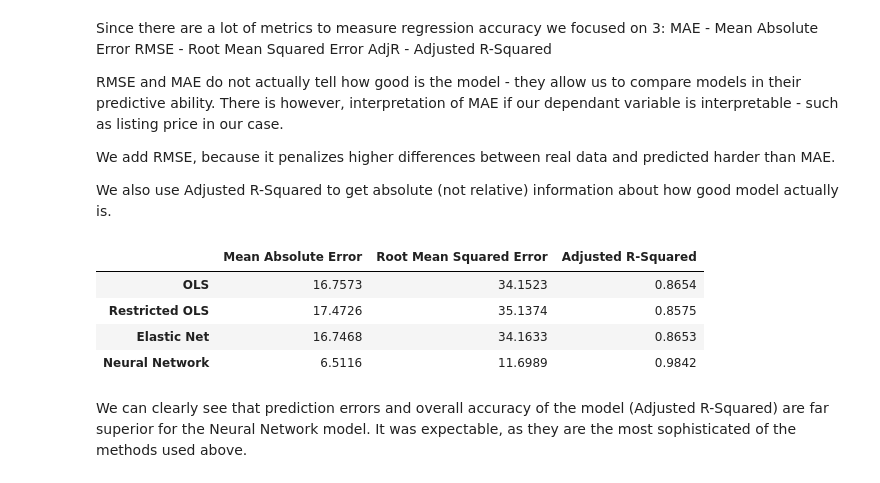
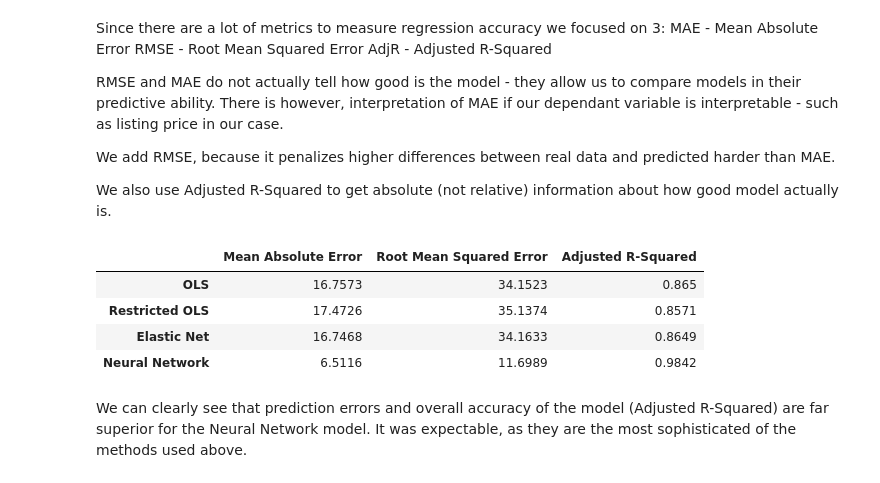
Before and after one commit to blawok/machine-learning-university-projects, a Jupyter notebook: LEGO/ML1_Regression_MThor_BKowalczuk.ipynb, the cells around one changed output. Cells and saved outputs as stored; diff of their text form; code cells hidden in the pictures.

```diff
--- a/LEGO/ML1_Regression_MThor_BKowalczuk.ipynb
+++ b/LEGO/ML1_Regression_MThor_BKowalczuk.ipynb
@@ -653,25 +635,28 @@ We also use Adjusted R-Squared to get absolute (not relative) information about
 # %%
 pred_list = [linear_pred, stepwise_pred, elastic_pred, neural_pred]
 
 stat_list = []
 
 for pred in pred_list:
     mae = float(format(metrics.mean_absolute_error(Y_test, pred), '.4f'))
     rmse = float(format(np.sqrt(metrics.mean_squared_error(Y_test, pred)), '.4f'))
-    adjr2 = float(format(adj_r2(r2_score(Y_test, pred), X_train.shape[0], X_train.shape[1]), '.4f'))
+    if pred.all() == stepwise_pred.all():
+        adjr2 = float(format(adj_r2(r2_score(Y_test, pred), stepwise_X_test.shape[0], stepwise_X_test.shape[1]), '.4f'))
+    else:
+        adjr2 = float(format(adj_r2(r2_score(Y_test, pred), X_test.shape[0], X_test.shape[1]), '.4f'))
     stat_list.append([mae,rmse,adjr2])
 
 stat_df = pd.DataFrame(stat_list)
 stat_df.rename(columns={0 : "Mean Absolute Error", 1 : "Root Mean Squared Error", 2 : "Adjusted R-Squared"},
                  index={ 0 : "OLS", 1 : "Restricted OLS" , 2 : "Elastic Net" , 3 : "Neural Network" },
                  inplace=True)
 
 stat_df.style.apply(lambda x: ['font-weight: bold' if x.name == "Neural Network" else '' for i in x], axis=1)
 # %% [output]
 |  | Mean Absolute Error | Root Mean Squared Error | Adjusted R-Squared |
-| OLS | 16.7573 | 34.1523 | 0.8654 |
-| Restricted OLS | 17.4726 | 35.1374 | 0.8575 |
-| Elastic Net | 16.7468 | 34.1633 | 0.8653 |
+| OLS | 16.7573 | 34.1523 | 0.865 |
+| Restricted OLS | 17.4726 | 35.1374 | 0.8571 |
+| Elastic Net | 16.7468 | 34.1633 | 0.8649 |
 | Neural Network | 6.5116 | 11.6989 | 0.9842 |
 # %% [markdown]
 We can clearly see that prediction errors and overall accuracy of the model (Adjusted R-Squared) are far superior for the Neural Network model. It was expectable, as they are the most sophisticated of the methods used above.
```
Also changed, not shown: parts of 8 cells of this notebook.
